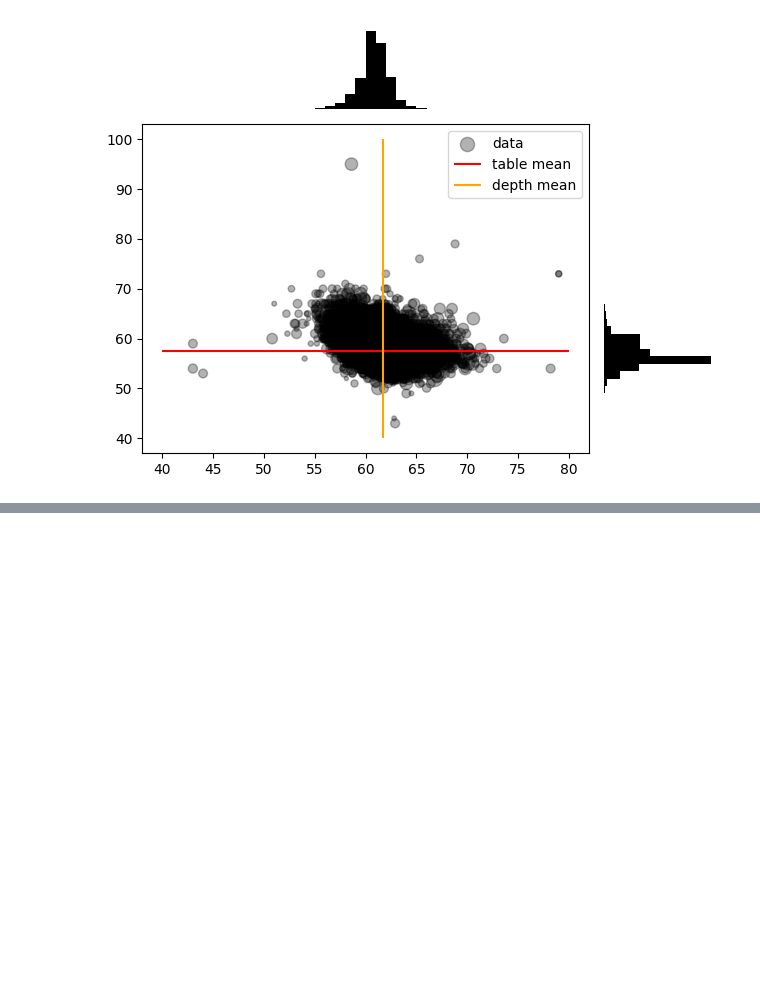
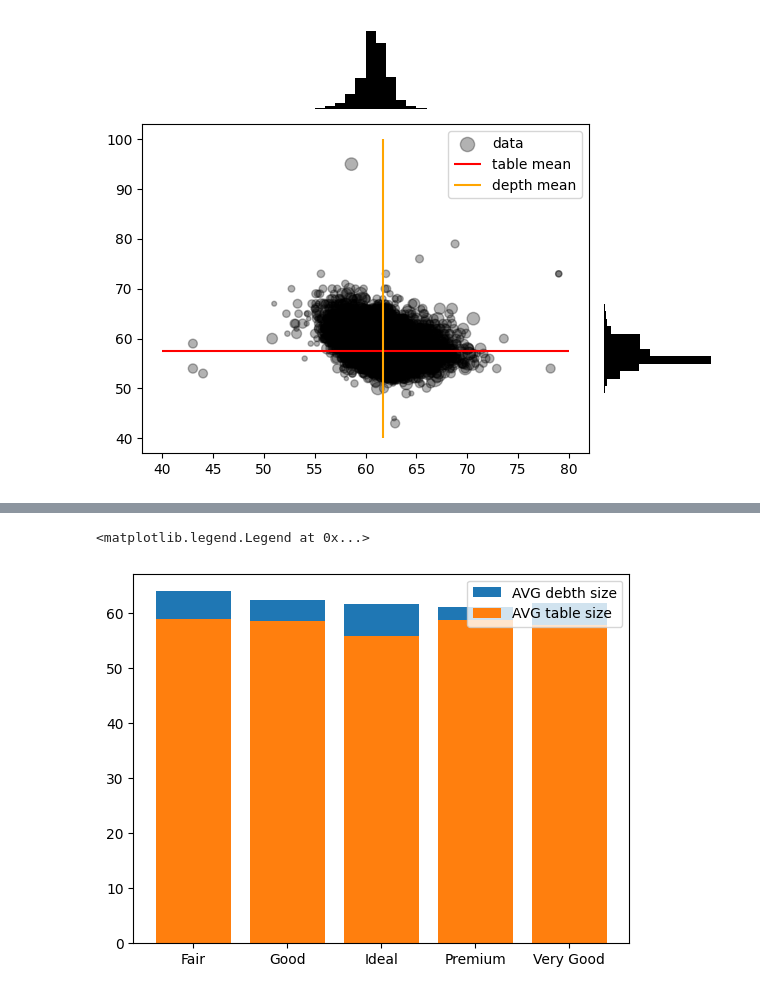
Before and after one commit to mckoh/data_visualization_dsia, a Jupyter notebook: datenvisualisierung_matplotlib.ipynb, the cells around one changed output, grey strips where cells are left out. Cells and saved outputs as stored; diff of their text form; code cells hidden in the pictures; blank space fills up the shorter version.

```diff
--- a/datenvisualisierung_matplotlib.ipynb
+++ b/datenvisualisierung_matplotlib.ipynb
@@ -155,0 +180,18 @@ plt.show()
+# %%
+plt.bar(
+    height = data[["cut", "depth"]].groupby(["cut"]).mean()["depth"],
+    x = range(0,5,1),
+    label="AVG debth size"
+)
+
+plt.bar(
+    height = data[["cut", "table"]].groupby(["cut"]).mean()["table"],
+    x = range(0,5,1),
+    label="AVG table size"
+)
+
+plt.xticks(range(0,5,1), labels=data[["cut", "table"]].groupby(["cut"]).mean().index)
+plt.legend()
+# %% [output]
+<matplotlib.legend.Legend at 0x...>
+[figure, added]
```
Also changed, not shown: parts of 3 cells of this notebook.
